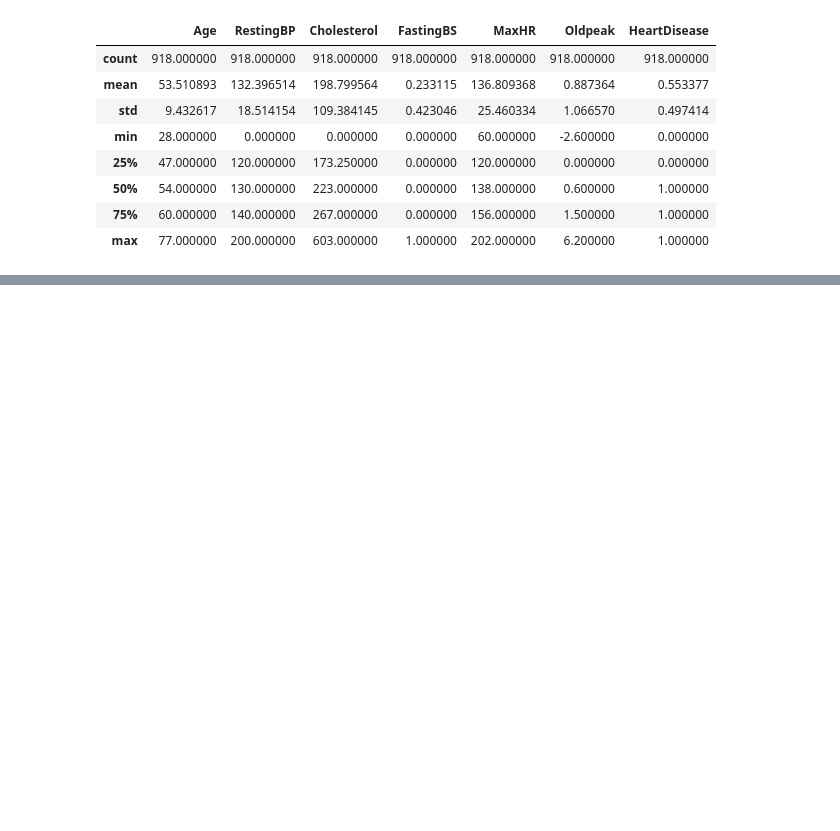
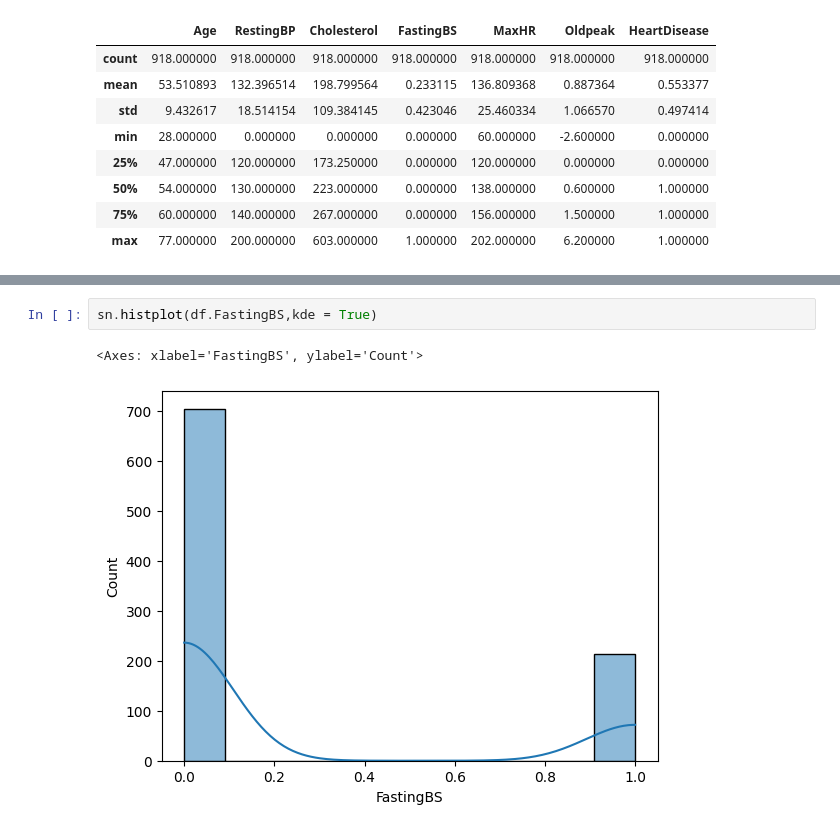
Before and after one commit to Deepdebug233/PCA, a Jupyter notebook: PCA.ipynb, the cells around one changed output, grey strips where cells are left out. Saved outputs shown, nothing was run; the diff lists cells and outputs as text; blank space fills up the shorter version.

```diff
--- a/PCA.ipynb
+++ b/PCA.ipynb
@@ -27,0 +40,5 @@ df.describe()
+# %%
+sn.histplot(df.FastingBS,kde = True)
+# %% [output]
+<Axes: xlabel='FastingBS', ylabel='Count'>
+[figure, added]
```
Also changed, not shown: parts of 8 cells of this notebook.
